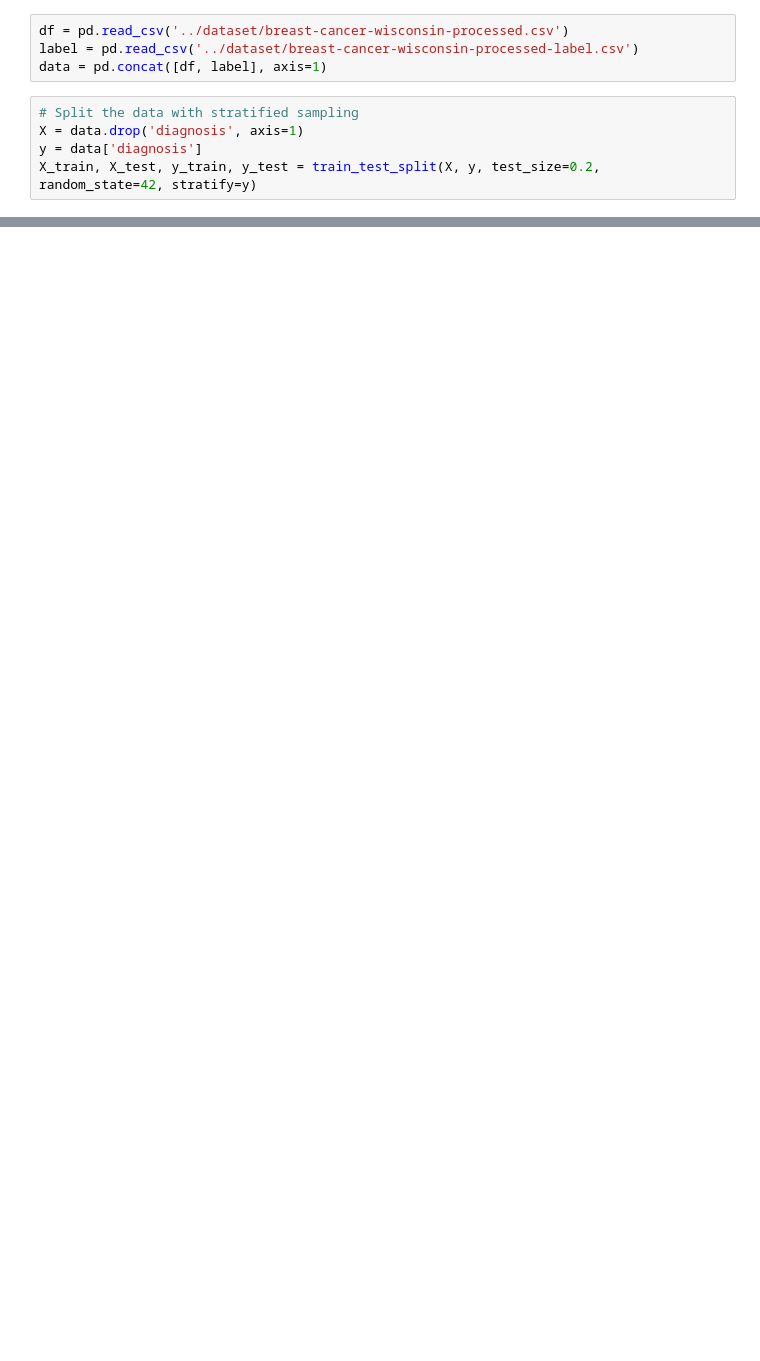
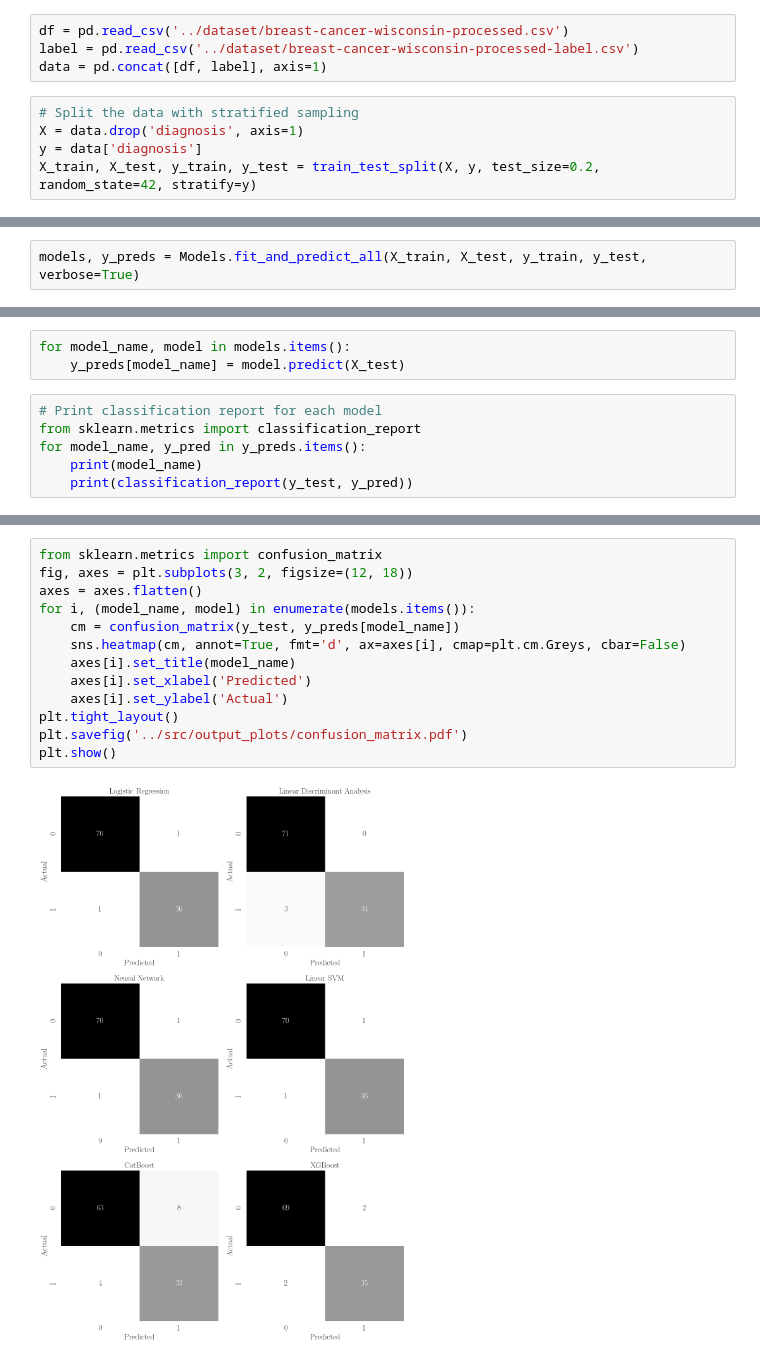
Before and after one commit to qlinhta/BreastCancerDiagnostic, a Jupyter notebook: Notebooks/Comparation.ipynb, the cells around one changed output, grey strips where cells are left out. Saved outputs shown, nothing was run; the diff lists cells and outputs as text; blank space fills up the shorter version.

```diff
--- a/Notebooks/Comparation.ipynb
+++ b/Notebooks/Comparation.ipynb
@@ -39,0 +42,2 @@ X_train, X_test, y_train, y_test = train_test_split(X, y, test_size=0.2, random_
+# %%
+models, y_preds = Models.fit_and_predict_all(X_train, X_test, y_train, y_test, verbose=True)
@@ -39,0 +83,9 @@ X_train, X_test, y_train, y_test = train_test_split(X, y, test_size=0.2, random_
+# %%
+for model_name, model in models.items():
+    y_preds[model_name] = model.predict(X_test)
+# %%
+# Print classification report for each model
+from sklearn.metrics import classification_report
+for model_name, y_pred in y_preds.items():
+    print(model_name)
+    print(classification_report(y_test, y_pred))
@@ -39,0 +110,15 @@ X_train, X_test, y_train, y_test = train_test_split(X, y, test_size=0.2, random_
+# %%
+from sklearn.metrics import confusion_matrix
+fig, axes = plt.subplots(3, 2, figsize=(12, 18))
+axes = axes.flatten()
+for i, (model_name, model) in enumerate(models.items()):
+    cm = confusion_matrix(y_test, y_preds[model_name])
+    sns.heatmap(cm, annot=True, fmt='d', ax=axes[i], cmap=plt.cm.Greys, cbar=False)
+    axes[i].set_title(model_name)
+    axes[i].set_xlabel('Predicted')
+    axes[i].set_ylabel('Actual')
+plt.tight_layout()
+plt.savefig('../src/output_plots/confusion_matrix.pdf')
+plt.show()
+# %% [output]
+[figure, added]
```
Also changed, not shown: parts of 9 cells of this notebook, 35 other files.
